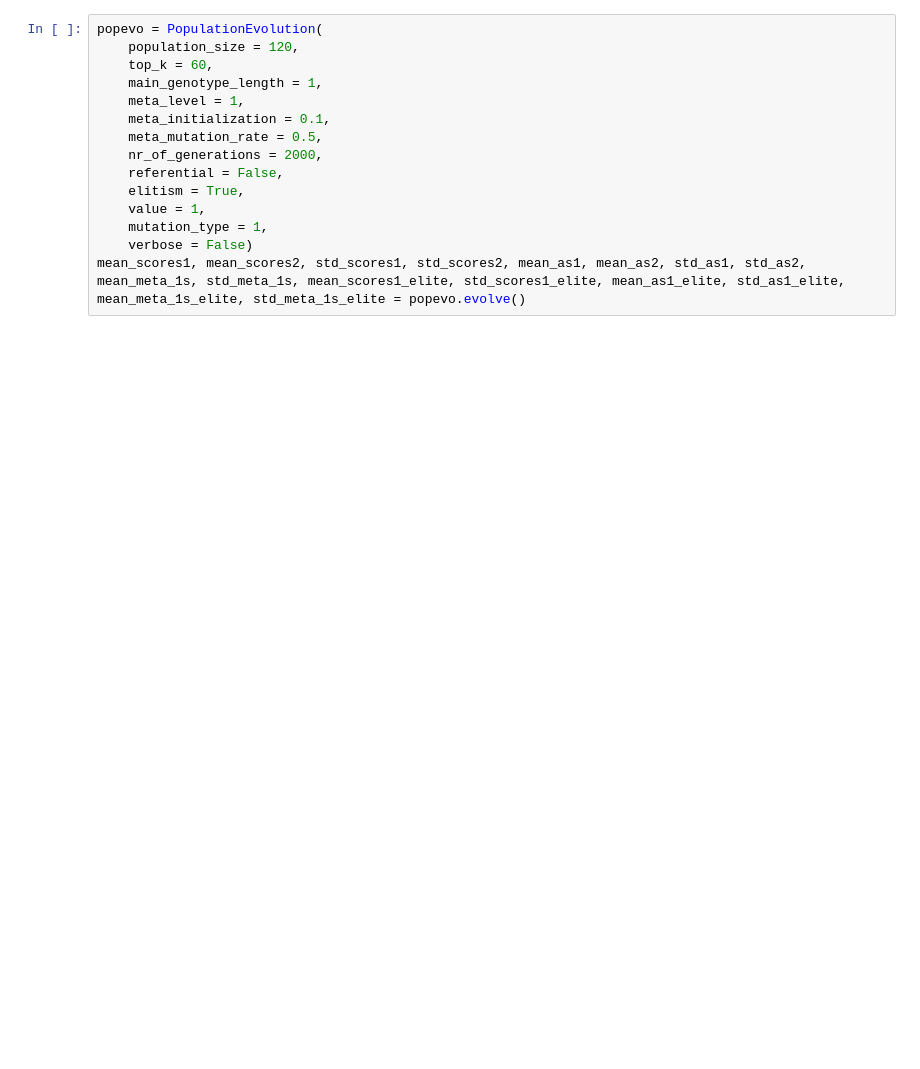
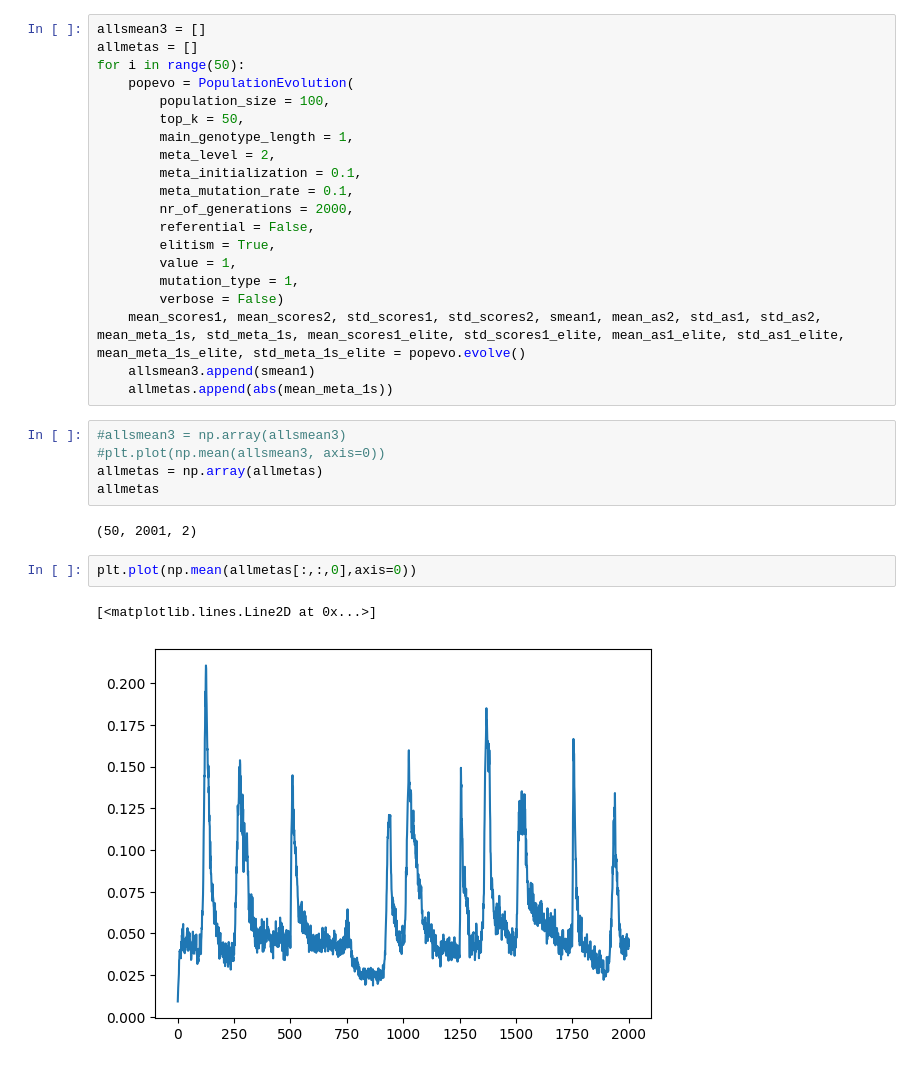
Before and after one commit to BGasperov/FERLUDE, a Jupyter notebook: code/Higher order mutation rates for an all-pay auction - single population vs bmark.ipynb, the cells around one changed output. Saved outputs shown, nothing was run; the diff lists cells and outputs as text; blank space fills up the shorter version.

```diff
--- a/code/Higher order mutation rates for an all-pay auction - single population vs bmark.ipynb
+++ b/code/Higher order mutation rates for an all-pay auction - single population vs bmark.ipynb
@@ -219,17 +220,34 @@ class PopulationEvolution:
             self.population = np.array(new_population)
         return np.array(mean_scores1), np.array(mean_scores2), np.array(std_scores1), np.array(std_scores2), np.array(mean_as1), np.array(mean_as2), np.array(std_as1), np.array(std_as2), np.array(mean_meta_1s), np.array(std_meta_1s), np.array(mean_scores1_elite), np.array(std_scores1_elite), np.array(mean_as1_elite), np.array(std_as1_elite), np.array(mean_meta_1s_elite), np.array(std_meta_1s_elite)
 # %%
-popevo = PopulationEvolution(
-    population_size = 120,
-    top_k = 60,
-    main_genotype_length = 1,
-    meta_level = 1,
-    meta_initialization = 0.1,
-    meta_mutation_rate = 0.5,
-    nr_of_generations = 2000,
-    referential = False,
-    elitism = True,
-    value = 1,
-    mutation_type = 1,
-    verbose = False)
-mean_scores1, mean_scores2, std_scores1, std_scores2, mean_as1, mean_as2, std_as1, std_as2, mean_meta_1s, std_meta_1s, mean_scores1_elite, std_scores1_elite, mean_as1_elite, std_as1_elite, mean_meta_1s_elite, std_meta_1s_elite = popevo.evolve()
+allsmean3 = []
+allmetas = []
+for i in range(50):
+    popevo = PopulationEvolution(
+        population_size = 100,
+        top_k = 50,
+        main_genotype_length = 1,
+        meta_level = 2,
+        meta_initialization = 0.1,
+        meta_mutation_rate = 0.1,
+        nr_of_generations = 2000,
+        referential = False,
+        elitism = True,
+        value = 1,
+        mutation_type = 1,
+        verbose = False)
+    mean_scores1, mean_scores2, std_scores1, std_scores2, smean1, mean_as2, std_as1, std_as2, mean_meta_1s, std_meta_1s, mean_scores1_elite, std_scores1_elite, mean_as1_elite, std_as1_elite, mean_meta_1s_elite, std_meta_1s_elite = popevo.evolve()
+    allsmean3.append(smean1)
+    allmetas.append(abs(mean_meta_1s))
+# %%
+#allsmean3 = np.array(allsmean3)
+#plt.plot(np.mean(allsmean3, axis=0))
+allmetas = np.array(allmetas)
+allmetas
+# %% [output]
+(50, 2001, 2)
+# %%
+plt.plot(np.mean(allmetas[:,:,0],axis=0))
+# %% [output]
+[<matplotlib.lines.Line2D at 0x...>]
+[figure, added]
```
Also changed, not shown: parts of 8 cells of this notebook.
